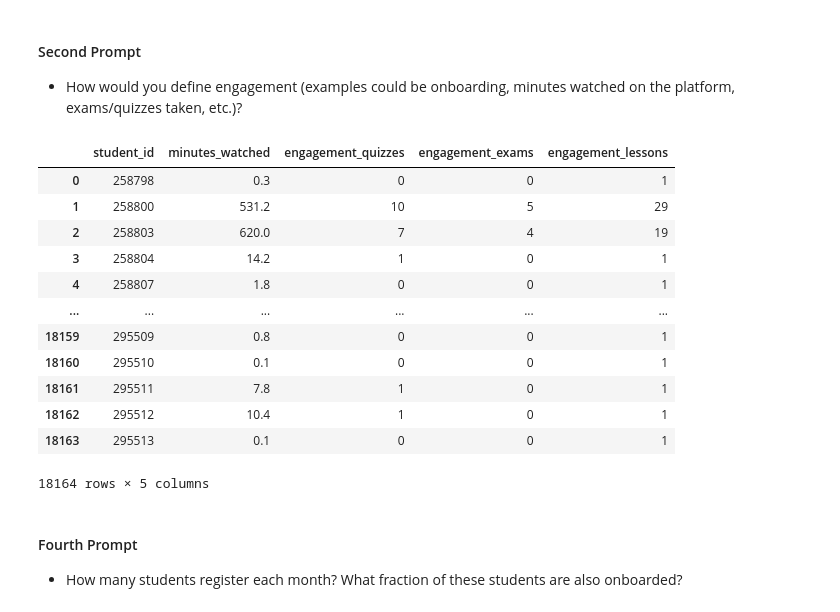
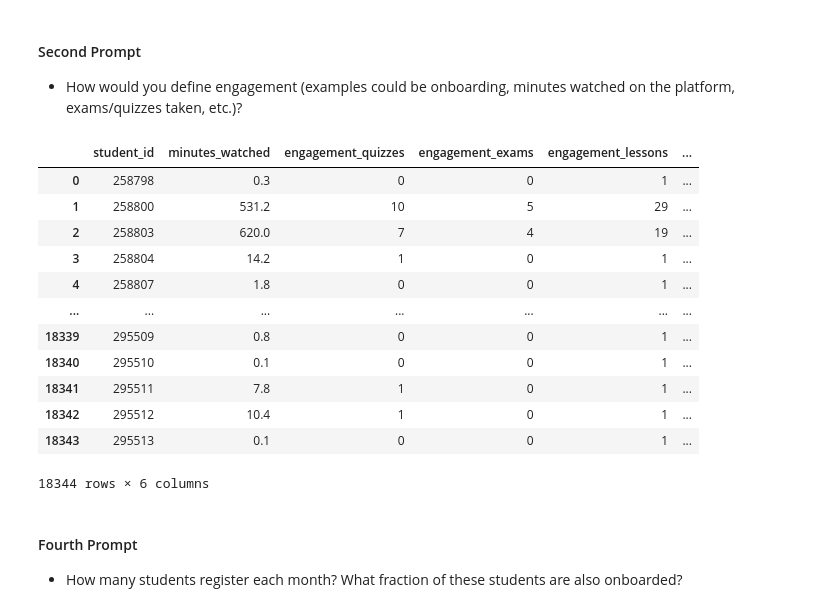
Before and after one commit to AryehRotberg/365-Learning-Data-Challenge, a Jupyter notebook: notebook/EDA.ipynb, the cells around one changed output. Saved outputs shown, nothing was run; the diff lists cells and outputs as text; code cells hidden in the pictures.

```diff
--- a/notebook/EDA.ipynb
+++ b/notebook/EDA.ipynb
@@ -73,25 +73,33 @@ course_info_ratings_learning.head()
 #### Second Prompt
 - How would you define engagement (examples could be onboarding, minutes watched on the platform, exams/quizzes taken, etc.)?
 # %%
-student_learning_minutes_watched = student_learning_df[['student_id', 'minutes_watched']].groupby('student_id').sum().reset_index()
+student_hub_questions_taken = student_hub_questions_df[['student_id']].groupby('student_id').size().reset_index()
+student_hub_questions_taken = student_hub_questions_taken.rename(columns={0: 'hub_questions_taken'})
 
-merged_student_learning_engagement = pd.merge(student_learning_minutes_watched, student_engagement_df, on='student_id')
-merged_student_learning_engagement = merged_student_learning_engagement.drop(['date_engaged', 'engagement_id'], axis=1)
-merged_student_learning_engagement = merged_student_learning_engagement.groupby(['student_id', 'minutes_watched']).agg({'engagement_quizzes': np.sum, 'engagement_exams': np.sum, 'engagement_lessons': np.sum}).reset_index()
+students_minutes_watched = student_learning_df[['student_id', 'minutes_watched']].groupby('student_id').sum().reset_index()
 
-merged_student_learning_engagement
+merged_minutes_engagement = pd.merge(students_minutes_watched, student_engagement_df, on='student_id', how='right')
+merged_minutes_engagement = merged_minutes_engagement.fillna(0)
+merged_minutes_engagement = merged_minutes_engagement.drop(['engagement_id', 'date_engaged'], axis=1)
+
+merged_minutes_engagement = merged_minutes_engagement.groupby(['student_id', 'minutes_watched']).agg({'engagement_quizzes': np.sum, 'engagement_exams': np.sum, 'engagement_lessons': np.sum}).reset_index()
+
+engagement_df = pd.merge(merged_minutes_engagement, student_hub_questions_taken, on='student_id', how='left')
+engagement_df = engagement_df.fillna(0)
+
+engagement_df
 # %% [output]
-|  | student_id | minutes_watched | engagement_quizzes | engagement_exams | engagement_lessons |
-| 0 | 258798 | 0.3 | 0 | 0 | 1 |
-| 1 | 258800 | 531.2 | 10 | 5 | 29 |
-| 2 | 258803 | 620.0 | 7 | 4 | 19 |
-| 3 | 258804 | 14.2 | 1 | 0 | 1 |
-| 4 | 258807 | 1.8 | 0 | 0 | 1 |
-| ... | ... | ... | ... | ... | ... |
-| 18159 | 295509 | 0.8 | 0 | 0 | 1 |
-| 18160 | 295510 | 0.1 | 0 | 0 | 1 |
-| 18161 | 295511 | 7.8 | 1 | 0 | 1 |
-| 18162 | 295512 | 10.4 | 1 | 0 | 1 |
-| 18163 | 295513 | 0.1 | 0 | 0 | 1 |
+|  | student_id | minutes_watched | engagement_quizzes | engagement_exams | engagement_lessons | ... |
+| 0 | 258798 | 0.3 | 0 | 0 | 1 | ... |
+| 1 | 258800 | 531.2 | 10 | 5 | 29 | ... |
+| 2 | 258803 | 620.0 | 7 | 4 | 19 | ... |
+| 3 | 258804 | 14.2 | 1 | 0 | 1 | ... |
+| 4 | 258807 | 1.8 | 0 | 0 | 1 | ... |
+| ... | ... | ... | ... | ... | ... | ... |
+| 18339 | 295509 | 0.8 | 0 | 0 | 1 | ... |
+| 18340 | 295510 | 0.1 | 0 | 0 | 1 | ... |
+| 18341 | 295511 | 7.8 | 1 | 0 | 1 | ... |
+| 18342 | 295512 | 10.4 | 1 | 0 | 1 | ... |
+| 18343 | 295513 | 0.1 | 0 | 0 | 1 | ... |
-18164 rows × 5 columns
+18344 rows × 6 columns
 # %%
```
Also changed, not shown: parts of 3 cells of this notebook, 4 other files.
